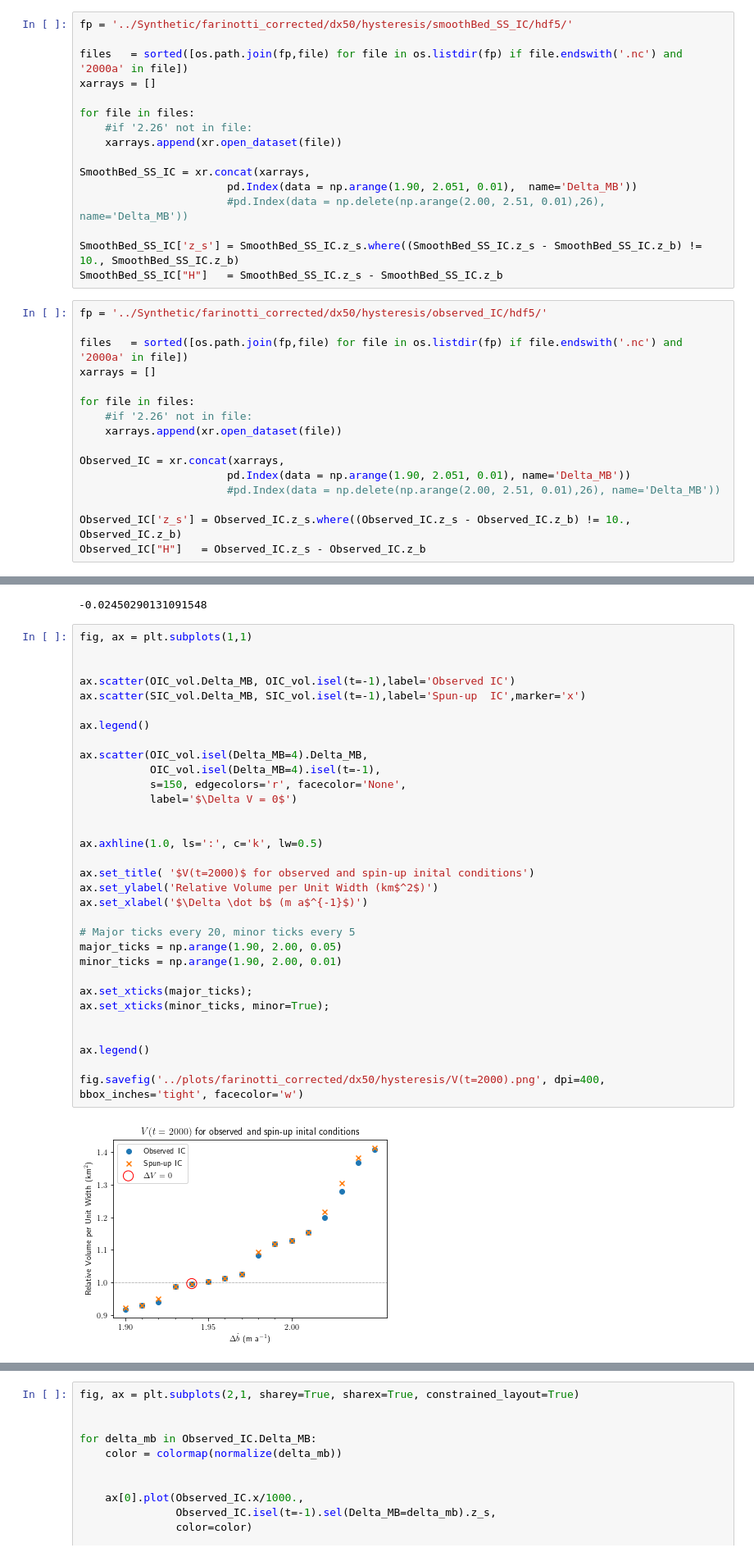
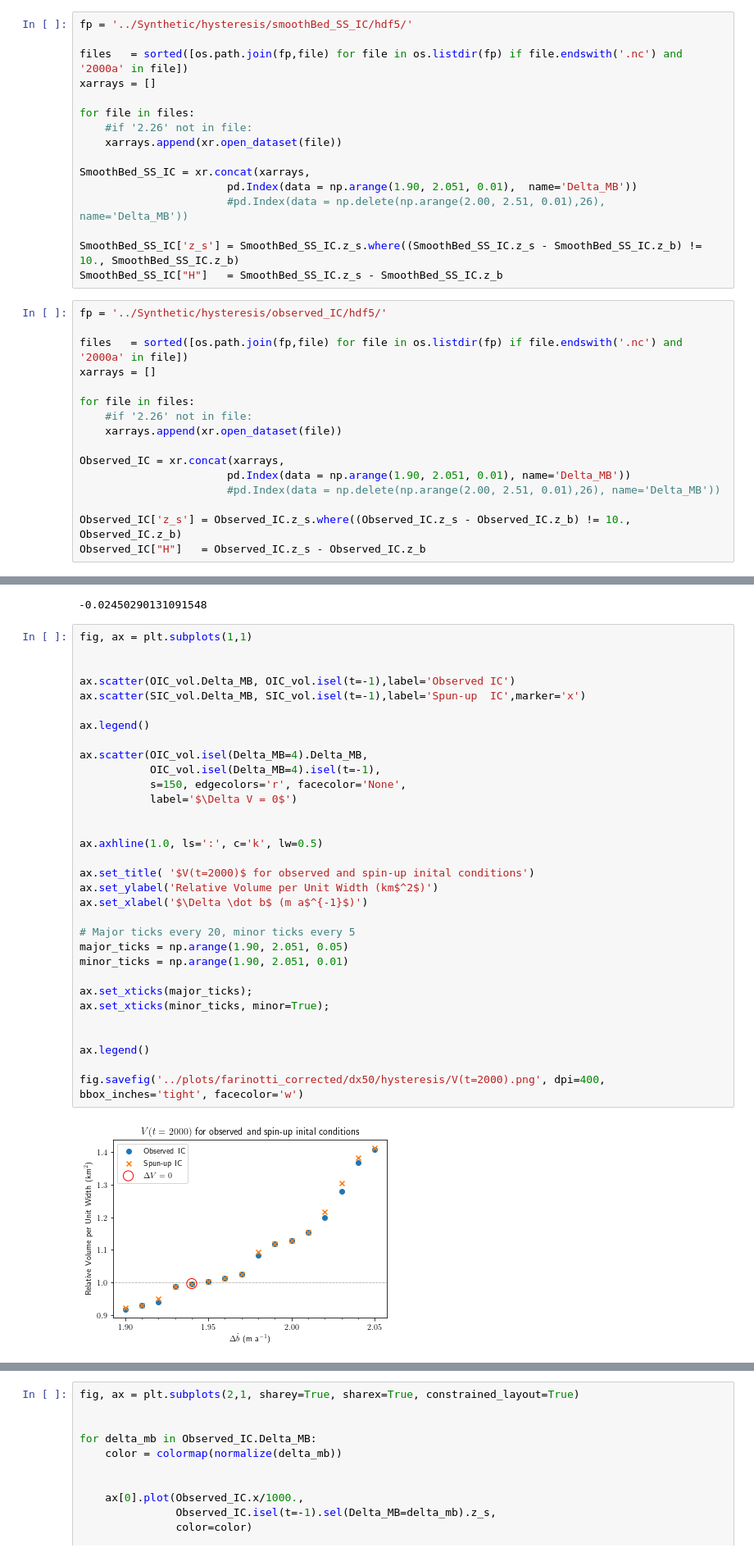
Before and after one commit to andrewdnolan/Harmonic_Beds, a Jupyter notebook: elmer/Notebooks/Hysterisis.ipynb, the cells around one changed output, grey strips where cells are left out. Shown at 82% size. Cells and saved outputs as stored; diff of their text form.

```diff
--- a/elmer/Notebooks/Hysterisis.ipynb
+++ b/elmer/Notebooks/Hysterisis.ipynb
@@ -10,7 +10,7 @@ import matplotlib.pyplot as plt
 import matplotlib.colors as mcolors
 plt.rcParams['text.usetex'] = True
 # %%
-fp = '../Synthetic/farinotti_corrected/dx50/hysteresis/smoothBed_SS_IC/hdf5/'
+fp = '../Synthetic/hysteresis/smoothBed_SS_IC/hdf5/'
 
 files   = sorted([os.path.join(fp,file) for file in os.listdir(fp) if file.endswith('.nc') and '2000a' in file])
 xarrays = []
@@ -26,7 +26,7 @@ SmoothBed_SS_IC = xr.concat(xarrays,
 SmoothBed_SS_IC['z_s'] = SmoothBed_SS_IC.z_s.where((SmoothBed_SS_IC.z_s - SmoothBed_SS_IC.z_b) != 10., SmoothBed_SS_IC.z_b)
 SmoothBed_SS_IC["H"]   = SmoothBed_SS_IC.z_s - SmoothBed_SS_IC.z_b
 # %%
-fp = '../Synthetic/farinotti_corrected/dx50/hysteresis/observed_IC/hdf5/'
+fp = '../Synthetic/hysteresis/observed_IC/hdf5/'
 
 files   = sorted([os.path.join(fp,file) for file in os.listdir(fp) if file.endswith('.nc') and '2000a' in file])
 xarrays = []
@@ -119,34 +119,34 @@ fig.savefig('../plots/farinotti_corrected/dx50/hysteresis/Vol_1.9--2.0.png', dpi
 fig, ax = plt.subplots(1,1)
 
 
 ax.scatter(OIC_vol.Delta_MB, OIC_vol.isel(t=-1),label='Observed IC')
 ax.scatter(SIC_vol.Delta_MB, SIC_vol.isel(t=-1),label='Spun-up  IC',marker='x')
 
 ax.legend()
 
 ax.scatter(OIC_vol.isel(Delta_MB=4).Delta_MB,
            OIC_vol.isel(Delta_MB=4).isel(t=-1),
            s=150, edgecolors='r', facecolor='None',
            label='$\Delta V = 0$')
 
 
 ax.axhline(1.0, ls=':', c='k', lw=0.5)
 
 ax.set_title( '$V(t=2000)$ for observed and spin-up inital conditions')
 ax.set_ylabel('Relative Volume per Unit Width (km$^2$)')
 ax.set_xlabel('$\Delta \dot b$ (m a$^{-1}$)')
 
 # Major ticks every 20, minor ticks every 5
-major_ticks = np.arange(1.90, 2.00, 0.05)
-minor_ticks = np.arange(1.90, 2.00, 0.01)
+major_ticks = np.arange(1.90, 2.051, 0.05)
+minor_ticks = np.arange(1.90, 2.051, 0.01)
 
 ax.set_xticks(major_ticks);
 ax.set_xticks(minor_ticks, minor=True);
 
 
 ax.legend()
 
 fig.savefig('../plots/farinotti_corrected/dx50/hysteresis/V(t=2000).png', dpi=400, bbox_inches='tight', facecolor='w')
 # %% [output]
-[figure, old version]
+[figure, new version]
 # %%
```
Also changed, not shown: parts of 8 cells of this notebook, 6 other files.
